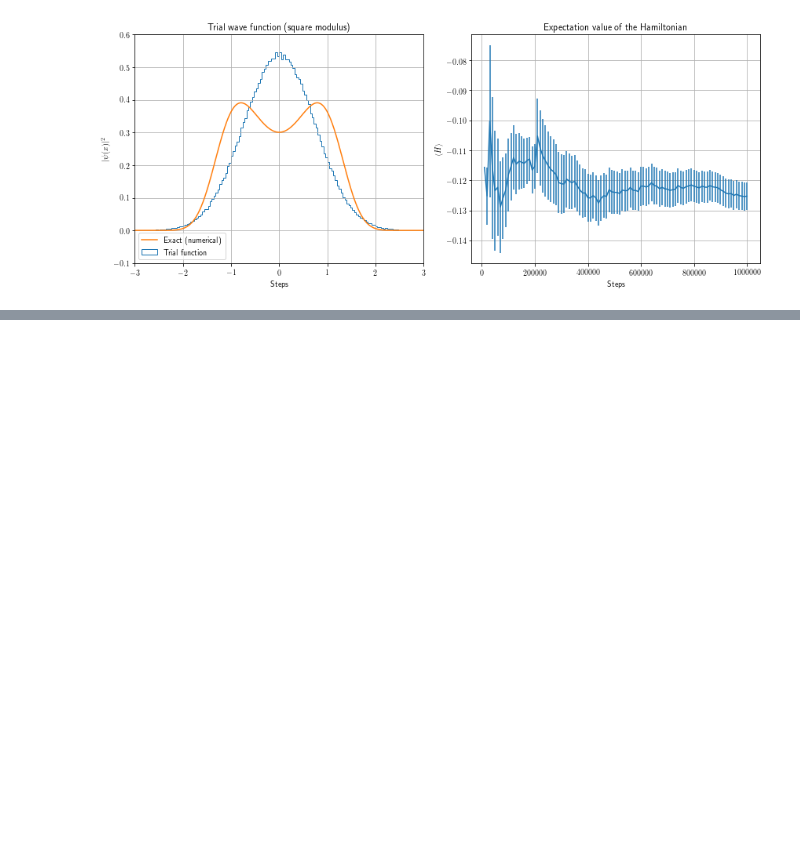
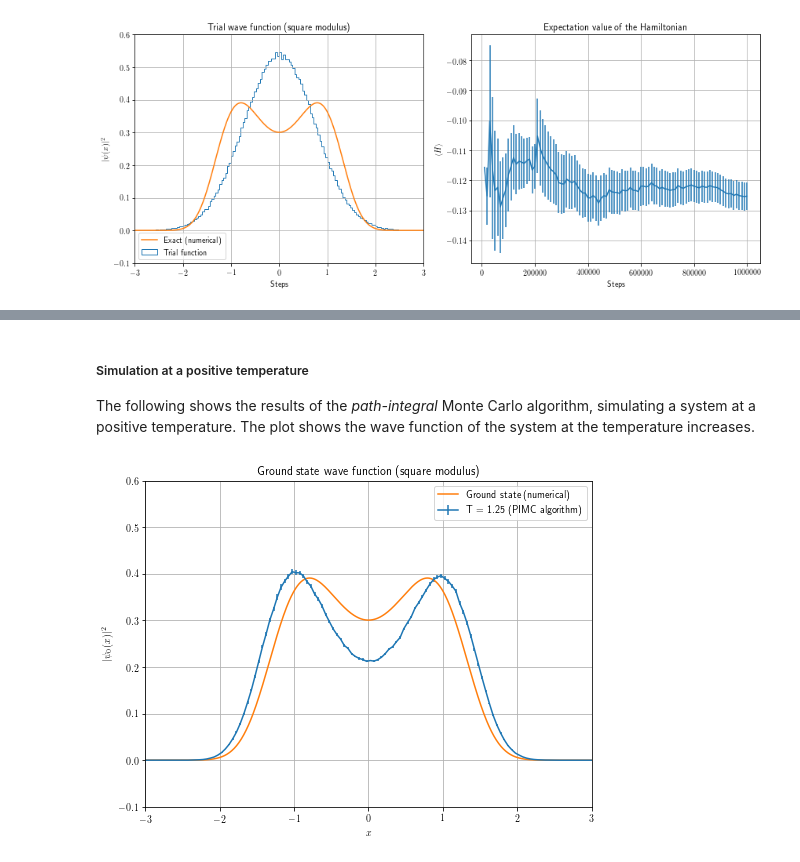
Before and after one commit to phaerrax/lab-simulazione-numerica, a Jupyter notebook: exercise08/exercise08.ipynb, the cells around one changed output, grey strips where cells are left out. Drawn from its saved outputs; the diff is of its cells as text; code cells hidden in the pictures; blank space fills up the shorter version.

```diff
--- a/exercise08/exercise08.ipynb
+++ b/exercise08/exercise08.ipynb
@@ -141,0 +221,23 @@ plt.show()
+# %% [markdown]
+##### Simulation at a positive temperature
+The following shows the results of the *path-integral* Monte Carlo algorithm, simulating a system at a positive temperature. The plot shows the wave function of the system at the temperature increases.
+# %%
+fig, axes = plt.subplots(nrows = 1, ncols = 1, figsize = (8, 6))
+
+# Histogram of the square modulus of the wave function.
+x_bins, h_avg, h_err = np.loadtxt(prefix + "probability.dat", unpack = True)
+
+axes.errorbar(x_bins, h_avg, yerr = h_err, label = "T = 1.25 (PIMC algorithm)")
+axes.set_title("Ground state wave function (square modulus)")
+axes.set_ylabel(r"$|\psi_0(x)|^2$")
+axes.set_xlabel(r"$x$")
+axes.grid(True)
+axes.plot(x, (psi[0])**2, label = "Ground state (numerical)")
+axes.set_xlim((-3, 3))
+axes.set_ylim((-0.1, 0.6))
+axes.legend()
+axes.grid(True)
+
+plt.show()
+# %% [output]
+[figure, added]
```
Also changed, not shown: parts of 5 cells of this notebook, 10 other files.
